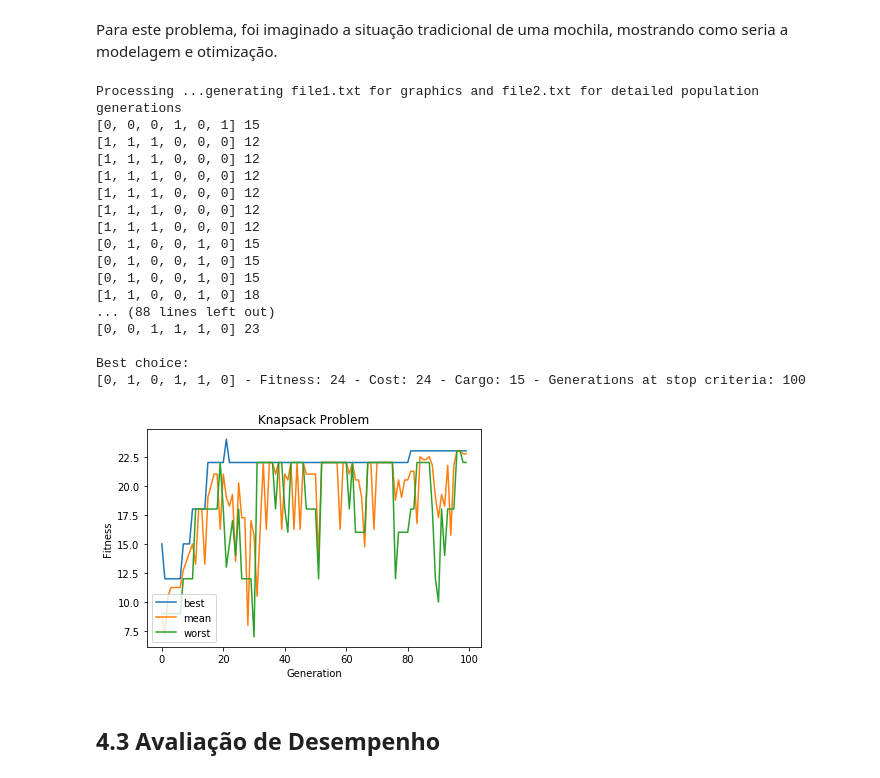
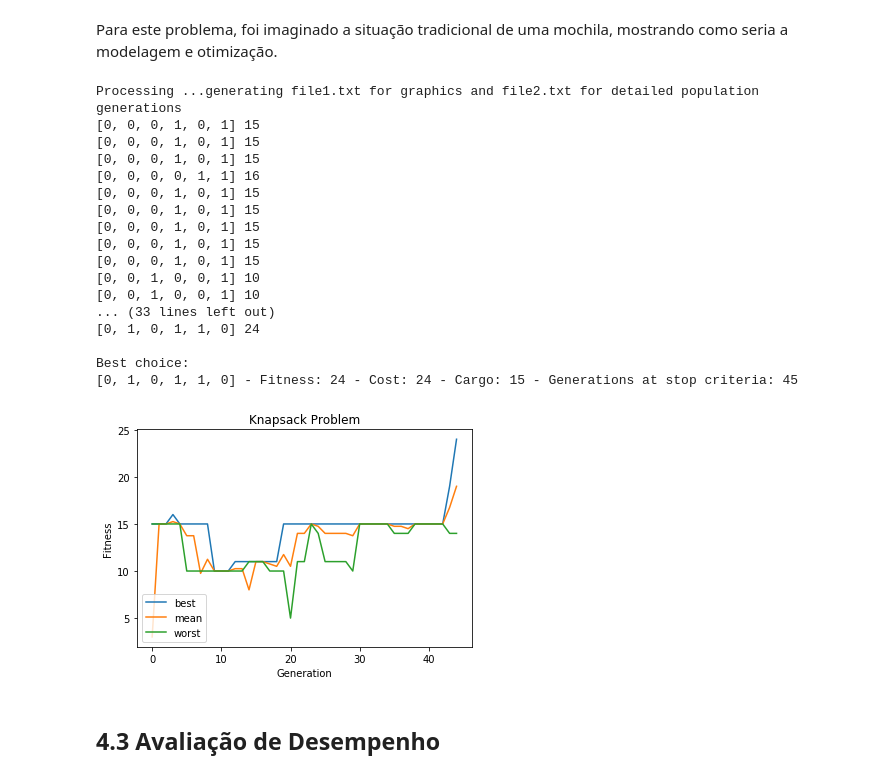
Before and after one commit to edbkei/MO416PROJ2, a Jupyter notebook: Project2/project2.ipynb, the cells around one changed output. Saved outputs shown, nothing was run; the diff lists cells and outputs as text; code cells hidden in the pictures.

```diff
--- a/Project2/project2.ipynb
+++ b/Project2/project2.ipynb
@@ -266,49 +268,50 @@ config = Config({
     'cargo': 20
     },
     'selection': {
         'strategy': SelectionStrategy.ROULETTE                  # ROULETTE, TOURNAMENT_BATTLE_ROYALE, or TOURNAMENT_PLAYOFF
     },
     'reproduction': {
         'strategy': ReproductionStrategy.SEXUAL_SINGLE_POINT,   # ASEXUAL, SEXUAL_SINGLE_POINT, SEXUAL_DOUBLE_POINTS
         'rate': 0.4
     },
     'mutation': {
         'strategy': MutationStrategy.SEQUENCE_SWAP,                      # FLIP, SWAP, SEQUENCE_SWAP
         'rate': 0.1
     },
     'generation': {
         'strategy': GenerationStrategy.EXCHANGE,               # EXCHANGE, ELITISM, STEADY_STATE
         'population_size': 4,
     },
     'stop_criteria': {
-        #'fitness': 0, #Used only on MAX_FITNESS
+        'fitness': 24, #Used only on MAX_FITNESS
         'num_generations': 100,                              #Used only on MAX_GENERATIONS and STEADY_PERIOD
-        'type': StopCriteriaType.MAX_GENERATIONS             # MAX_GENERATIONS, MAX_FITNESS, CONVERGENCE, STEADY_PERIOD
+        'quorum': 0.95,  #Used only on CONVERGENCE
+        'type': StopCriteriaType.MAX_FITNESS             # MAX_GENERATIONS, MAX_FITNESS, CONVERGENCE, STEADY_PERIOD
         }
 })
 
 generationsResult = GeneticAlgorithmFacade(config).execute()
 
 plot_fitness(generationsResult)
 # %% [output]
 Processing ...generating file1.txt for graphics and file2.txt for detailed population generations
 [0, 0, 0, 1, 0, 1] 15
-[1, 1, 1, 0, 0, 0] 12
-[1, 1, 1, 0, 0, 0] 12
-[1, 1, 1, 0, 0, 0] 12
-[1, 1, 1, 0, 0, 0] 12
-[1, 1, 1, 0, 0, 0] 12
-[1, 1, 1, 0, 0, 0] 12
-[0, 1, 0, 0, 1, 0] 15
-[0, 1, 0, 0, 1, 0] 15
-[0, 1, 0, 0, 1, 0] 15
-[1, 1, 0, 0, 1, 0] 18
-... (88 lines left out)
-[0, 0, 1, 1, 1, 0] 23
+[0, 0, 0, 1, 0, 1] 15
+[0, 0, 0, 1, 0, 1] 15
+[0, 0, 0, 0, 1, 1] 16
+[0, 0, 0, 1, 0, 1] 15
+[0, 0, 0, 1, 0, 1] 15
+[0, 0, 0, 1, 0, 1] 15
+[0, 0, 0, 1, 0, 1] 15
+[0, 0, 0, 1, 0, 1] 15
+[0, 0, 1, 0, 0, 1] 10
+[0, 0, 1, 0, 0, 1] 10
+... (33 lines left out)
+[0, 1, 0, 1, 1, 0] 24
 
 Best choice:
-[0, 1, 0, 1, 1, 0] - Fitness: 24 - Cost: 24 - Cargo: 15 - Generations at stop criteria: 100
+[0, 1, 0, 1, 1, 0] - Fitness: 24 - Cost: 24 - Cargo: 15 - Generations at stop criteria: 45
-[figure, old version]
+[figure, new version]
 # %% [markdown]
 ## 4.3 Avaliação de Desempenho
 # %% [markdown]
```
Also changed, not shown: parts of 4 cells of this notebook.
